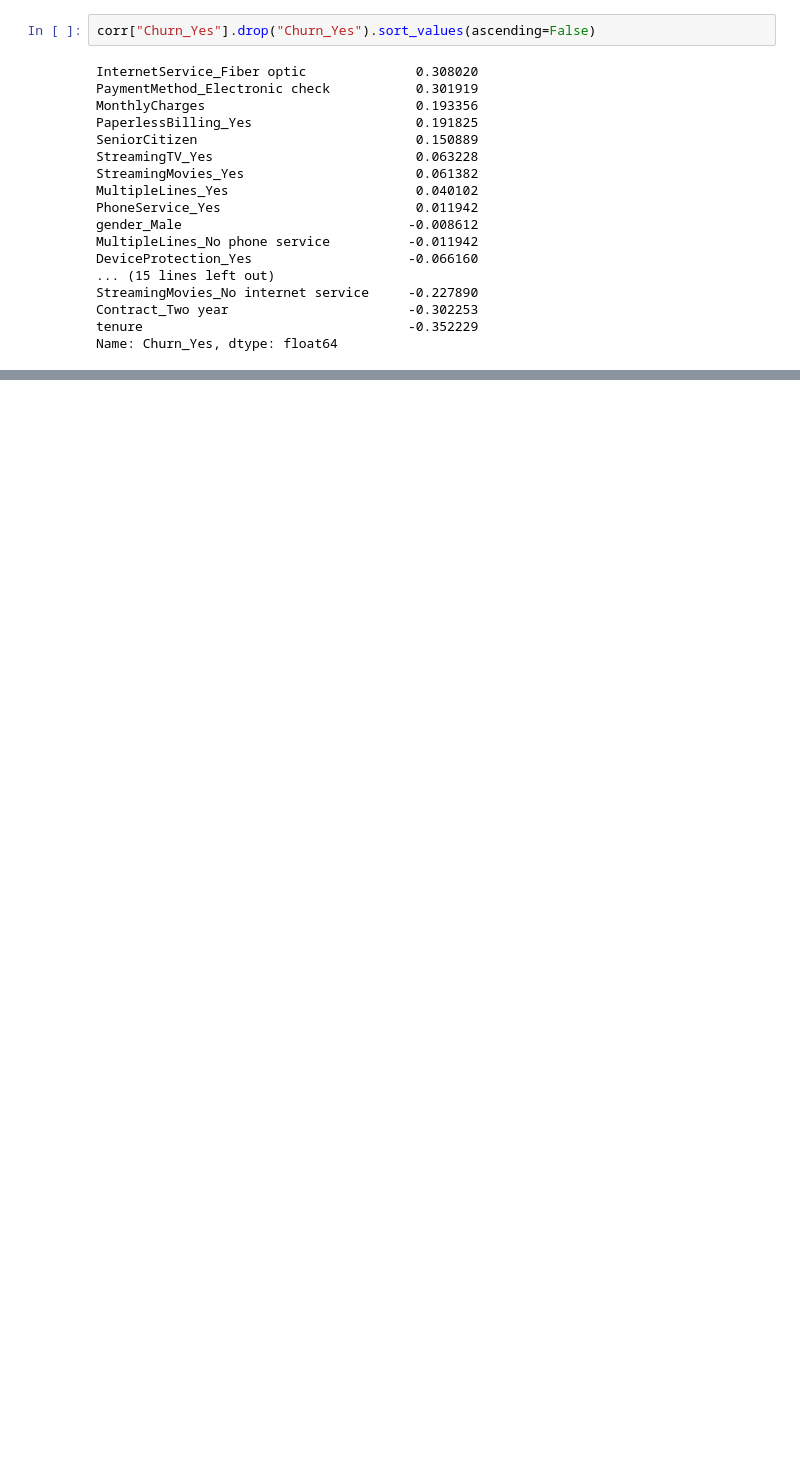
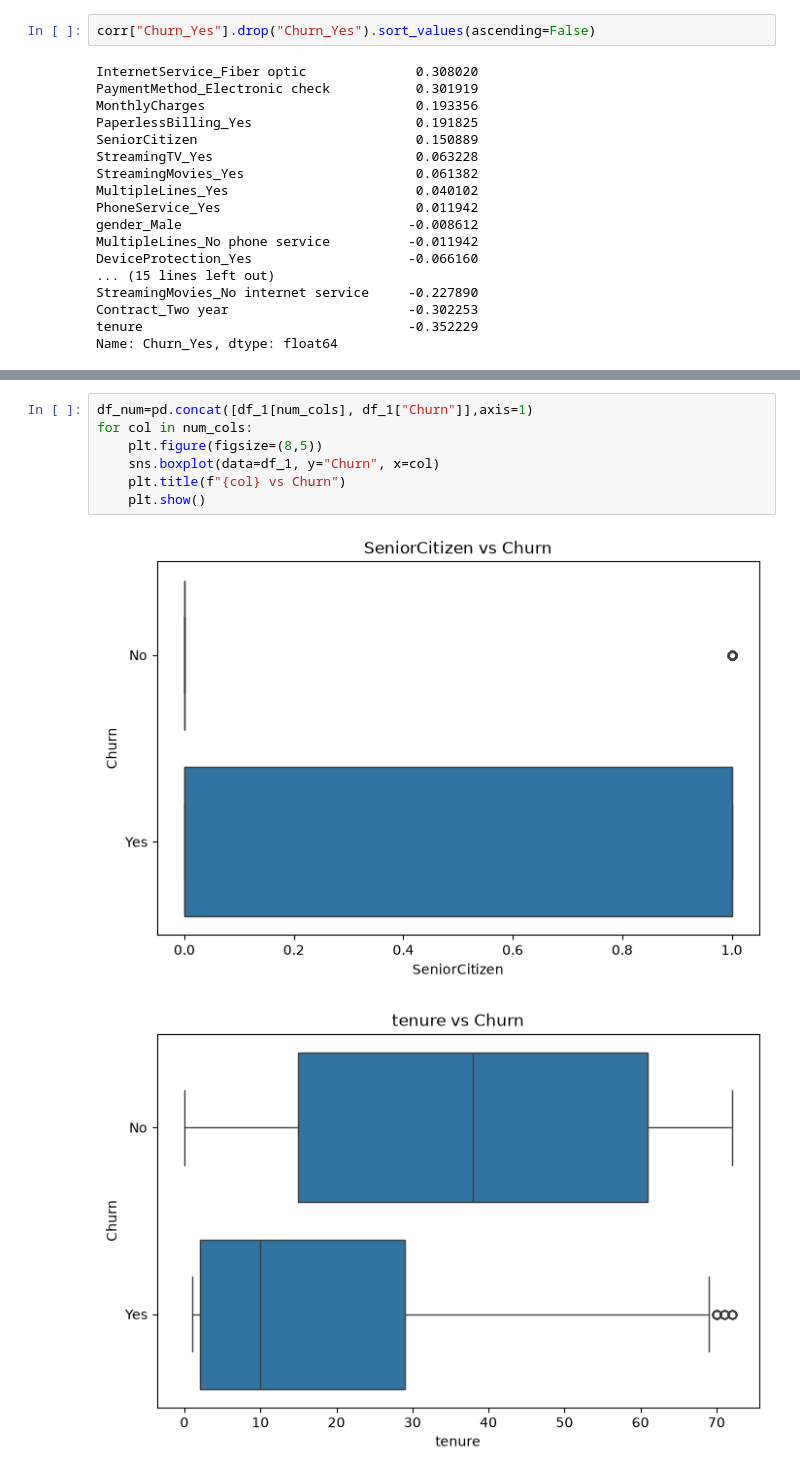
Before and after one commit to kun-2023/Churn-Detector-Project-on-Telecommunication-Customer, a Jupyter notebook: notebook/1_EDA.ipynb, the cells around one changed output, grey strips where cells are left out. Drawn from its saved outputs; the diff is of its cells as text; blank space fills up the shorter version.

```diff
--- a/notebook/1_EDA.ipynb
+++ b/notebook/1_EDA.ipynb
@@ -308,0 +324,10 @@ Name: Churn_Yes, dtype: float64
+# %%
+df_num=pd.concat([df_1[num_cols], df_1["Churn"]],axis=1)
+for col in num_cols:
+    plt.figure(figsize=(8,5))
+    sns.boxplot(data=df_1, y="Churn", x=col)
+    plt.title(f"{col} vs Churn")
+    plt.show()
+# %% [output]
+[figure, added]
+[figure, added]
```
Also changed, not shown: parts of 5 cells of this notebook.
